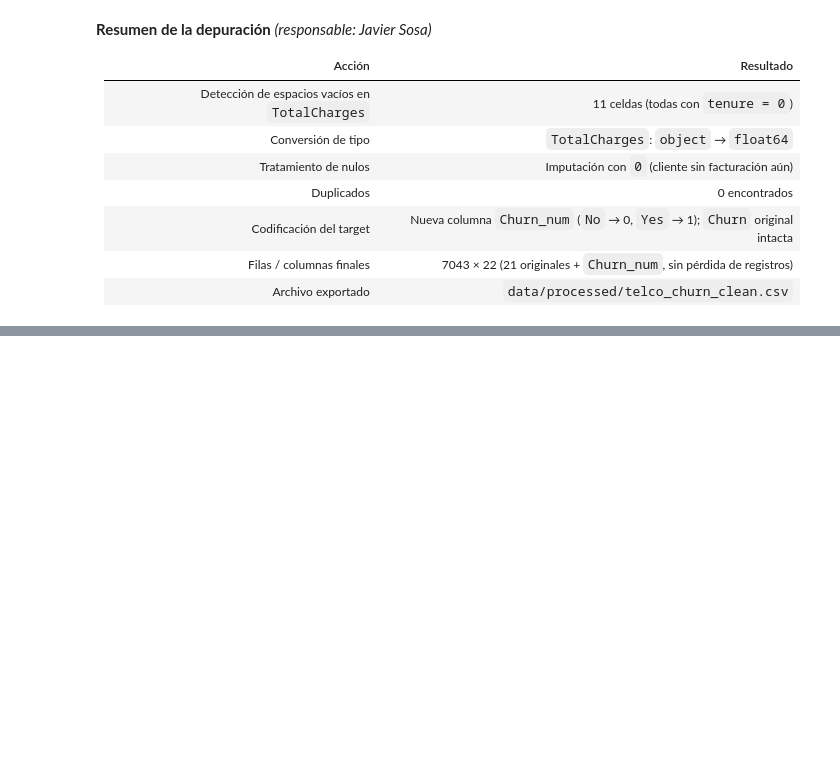
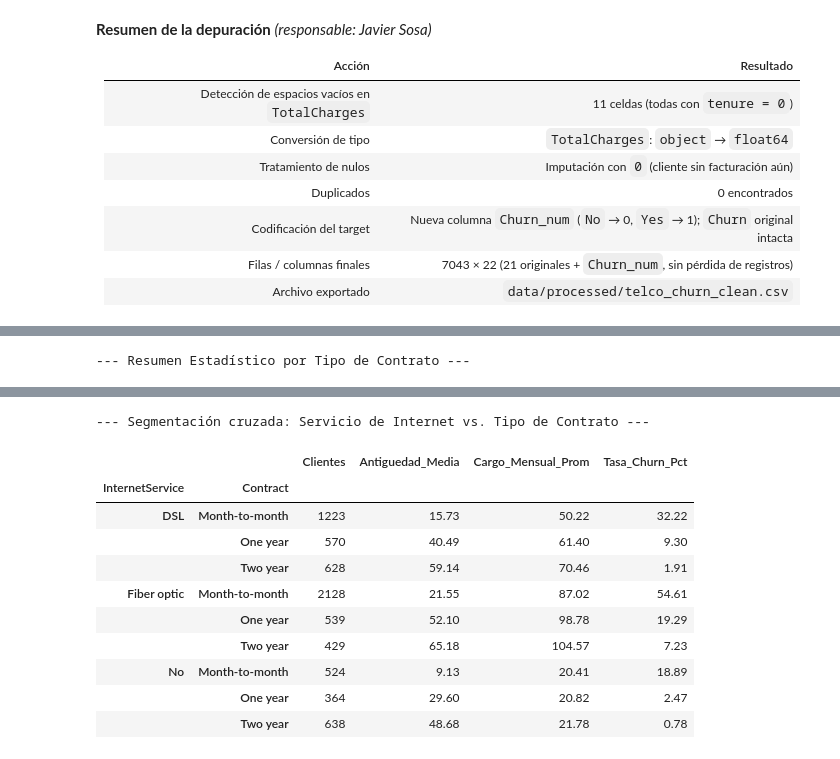
Before and after one commit to Janegro09/tpi-analisis-de-datos, a Jupyter notebook: notebooks/TPI_Analisis_de_Datos.ipynb, the cells around one changed output, grey strips where cells are left out. Drawn from its saved outputs; the diff is of its cells as text; code cells hidden in the pictures; blank space fills up the shorter version.

```diff
--- a/notebooks/TPI_Analisis_de_Datos.ipynb
+++ b/notebooks/TPI_Analisis_de_Datos.ipynb
@@ -229,0 +447,27 @@ print("Dataset depurado guardado en:", ARCHIVO_LIMPIO)
+# %%
+# 1. Agrupación por Tipo de Contrato con múltiples métricas agregadas
+agregacion_contrato = df.groupby("Contract", observed=False).agg(
+    Total_Clientes=("Churn_num", "count"),
+    Antiguedad_Media=("tenure", "mean"),
+    Cargo_Mensual_Promedio=("MonthlyCharges", "mean"),
+    Facturacion_Mensual_Total=("MonthlyCharges", "sum"),
+    Facturacion_Historica_Acum=("TotalCharges", "sum"),
+    Casos_Churn=("Churn_num", "sum"),
+    Tasa_Churn_Pct=("Churn_num", lambda x: round(x.mean() * 100, 2))
+).round(2)
+
+print("--- Resumen Estadístico por Tipo de Contrato ---")
+display(agregacion_contrato)
+
+# 2. Agrupación multidimensional: Servicio de Internet y Tipo de Contrato
+agregacion_internet_contrato = df.groupby(["InternetService", "Contract"], observed=False).agg(
+    Clientes=("Churn_num", "count"),
+    Antiguedad_Media=("tenure", "mean"),
+    Cargo_Mensual_Prom=("MonthlyCharges", "mean"),
+    Tasa_Churn_Pct=("Churn_num", lambda x: round(x.mean() * 100, 2))
+).round(2)
+
+print("\n--- Segmentación cruzada: Servicio de Internet vs. Tipo de Contrato ---")
+display(agregacion_internet_contrato)
+# %% [output]
+--- Resumen Estadístico por Tipo de Contrato ---
@@ -229,0 +479,12 @@ print("Dataset depurado guardado en:", ARCHIVO_LIMPIO)
+--- Segmentación cruzada: Servicio de Internet vs. Tipo de Contrato ---
+|  |  | Clientes | Antiguedad_Media | Cargo_Mensual_Prom | Tasa_Churn_Pct |
+| InternetService | Contract |  |  |  |  |
+| DSL | Month-to-month | 1223 | 15.73 | 50.22 | 32.22 |
+|  | One year | 570 | 40.49 | 61.40 | 9.30 |
+|  | Two year | 628 | 59.14 | 70.46 | 1.91 |
+| Fiber optic | Month-to-month | 2128 | 21.55 | 87.02 | 54.61 |
+|  | One year | 539 | 52.10 | 98.78 | 19.29 |
+|  | Two year | 429 | 65.18 | 104.57 | 7.23 |
+| No | Month-to-month | 524 | 9.13 | 20.41 | 18.89 |
+|  | One year | 364 | 29.60 | 20.82 | 2.47 |
+|  | Two year | 638 | 48.68 | 21.78 | 0.78 |
```
Also changed, not shown: parts of 44 cells of this notebook, 1 other file.
